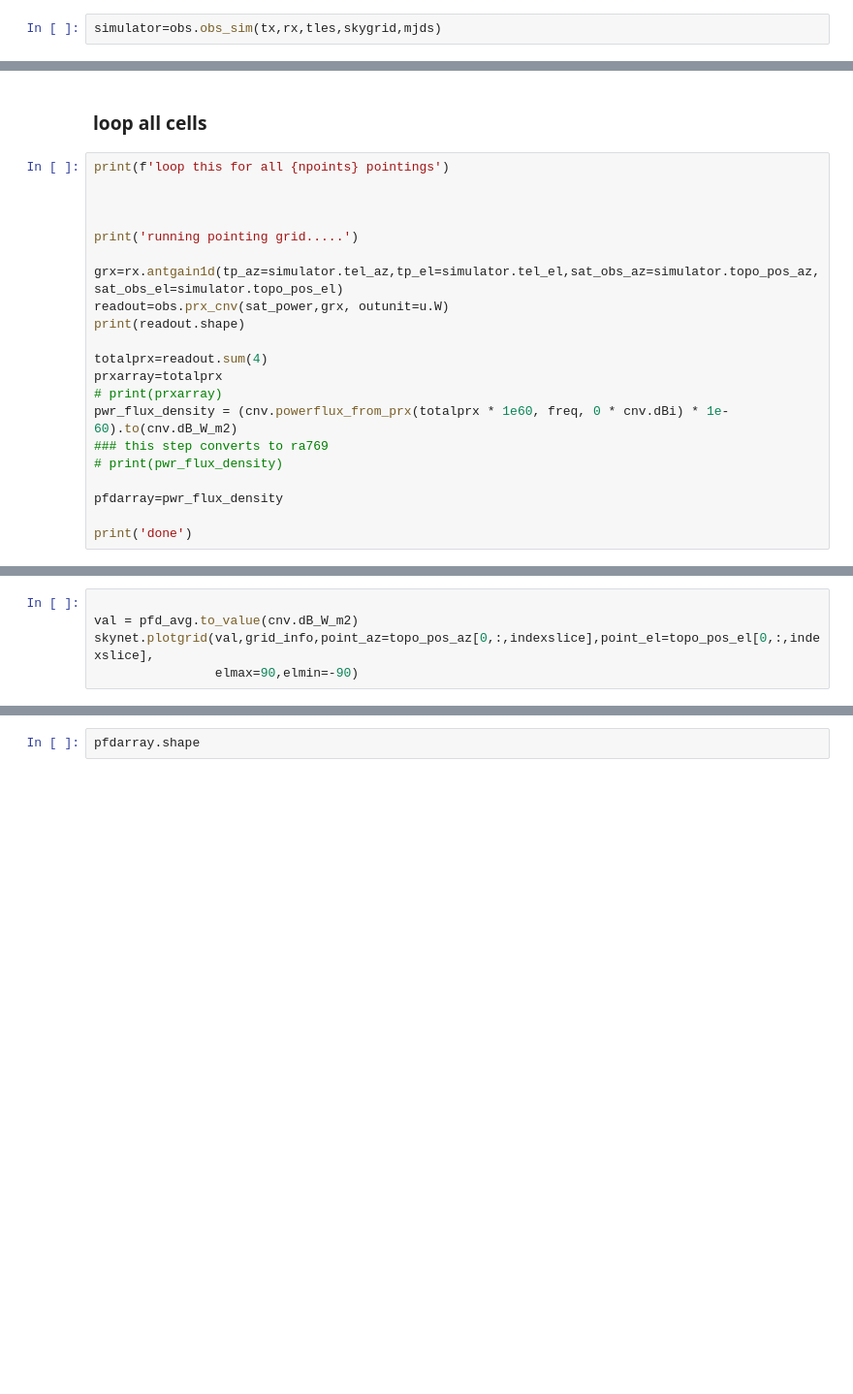
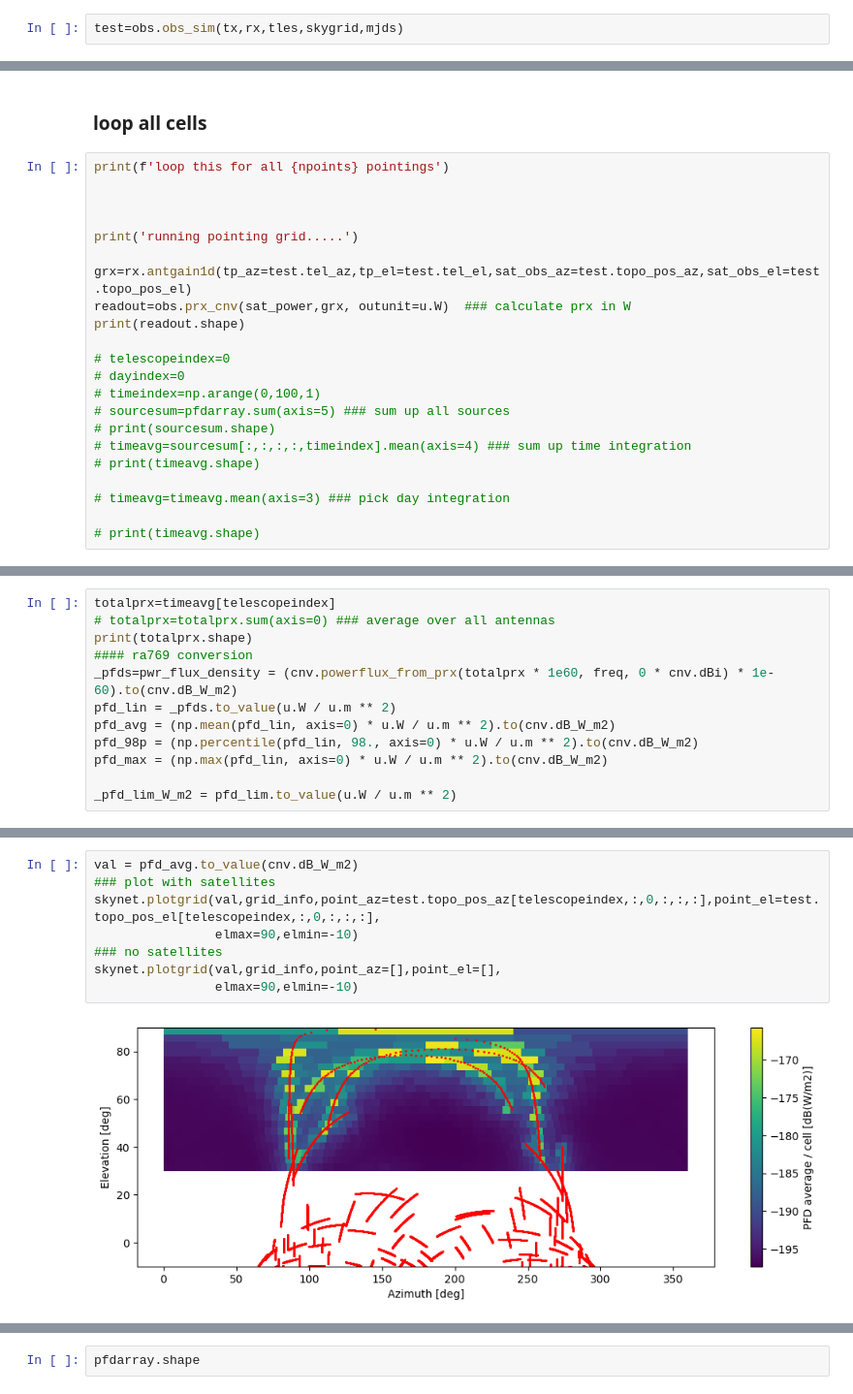
Before and after one commit to hqiu-nju/scepter, a Jupyter notebook: notebooks/observation simulation demo v0.0.1.ipynb, the cells around one changed output, grey strips where cells are left out. Shown: that part at 97% size. Drawn from its saved outputs; the diff is of its cells as text; blank space fills up the shorter version.

```diff
--- a/notebooks/observation simulation demo v0.0.1.ipynb
+++ b/notebooks/observation simulation demo v0.0.1.ipynb
@@ -150,5 +150,5 @@ we are simulating 500 satellites over 2.0 days,
 each day/epoch contains 100.0 iterations over with 100.0 s seconds
 <class 'numpy.ndarray'>
 # %%
-simulator=obs.obs_sim(tx,rx,tles,skygrid,mjds)
+test=obs.obs_sim(tx,rx,tles,skygrid,mjds)
 # %%
@@ -206,18 +208,19 @@ print(f'loop this for all {npoints} pointings')
 
 print('running pointing grid.....')
 
-grx=rx.antgain1d(tp_az=simulator.tel_az,tp_el=simulator.tel_el,sat_obs_az=simulator.topo_pos_az,sat_obs_el=simulator.topo_pos_el)
-readout=obs.prx_cnv(sat_power,grx, outunit=u.W)
+grx=rx.antgain1d(tp_az=test.tel_az,tp_el=test.tel_el,sat_obs_az=test.topo_pos_az,sat_obs_el=test.topo_pos_el)
+readout=obs.prx_cnv(sat_power,grx, outunit=u.W)  ### calculate prx in W
 print(readout.shape)
 
-totalprx=readout.sum(4)
-prxarray=totalprx
-# print(prxarray)
-pwr_flux_density = (cnv.powerflux_from_prx(totalprx * 1e60, freq, 0 * cnv.dBi) * 1e-60).to(cnv.dB_W_m2)
-### this step converts to ra769
-# print(pwr_flux_density)
+# telescopeindex=0
+# dayindex=0
+# timeindex=np.arange(0,100,1)
+# sourcesum=pfdarray.sum(axis=5) ### sum up all sources
+# print(sourcesum.shape)
+# timeavg=sourcesum[:,:,:,:,timeindex].mean(axis=4) ### sum up time integration
+# print(timeavg.shape)
 
-pfdarray=pwr_flux_density
+# timeavg=timeavg.mean(axis=3) ### pick day integration
 
-print('done')
+# print(timeavg.shape)
 # %% [output]
@@ -248,0 +259,12 @@ _pfd_lim_W_m2 = pfd_lim.to_value(u.W / u.m ** 2)
+# %%
+totalprx=timeavg[telescopeindex]
+# totalprx=totalprx.sum(axis=0) ### average over all antennas
+print(totalprx.shape)
+#### ra769 conversion
+_pfds=pwr_flux_density = (cnv.powerflux_from_prx(totalprx * 1e60, freq, 0 * cnv.dBi) * 1e-60).to(cnv.dB_W_m2)
+pfd_lin = _pfds.to_value(u.W / u.m ** 2)
+pfd_avg = (np.mean(pfd_lin, axis=0) * u.W / u.m ** 2).to(cnv.dB_W_m2)
+pfd_98p = (np.percentile(pfd_lin, 98., axis=0) * u.W / u.m ** 2).to(cnv.dB_W_m2)
+pfd_max = (np.max(pfd_lin, axis=0) * u.W / u.m ** 2).to(cnv.dB_W_m2)
+
+_pfd_lim_W_m2 = pfd_lim.to_value(u.W / u.m ** 2)
@@ -249,5 +273,10 @@ _pfd_lim_W_m2 = pfd_lim.to_value(u.W / u.m ** 2)
 # %%
-
 val = pfd_avg.to_value(cnv.dB_W_m2)
-skynet.plotgrid(val,grid_info,point_az=topo_pos_az[0,:,indexslice],point_el=topo_pos_el[0,:,indexslice],
-                elmax=90,elmin=-90)
+### plot with satellites
+skynet.plotgrid(val,grid_info,point_az=test.topo_pos_az[telescopeindex,:,0,:,:,:],point_el=test.topo_pos_el[telescopeindex,:,0,:,:,:],
+                elmax=90,elmin=-10)
+### no satellites
+skynet.plotgrid(val,grid_info,point_az=[],point_el=[],
+                elmax=90,elmin=-10)
+# %% [output]
+[figure, added]
```
Also changed, not shown: parts of 11 cells of this notebook, 3 other files.
